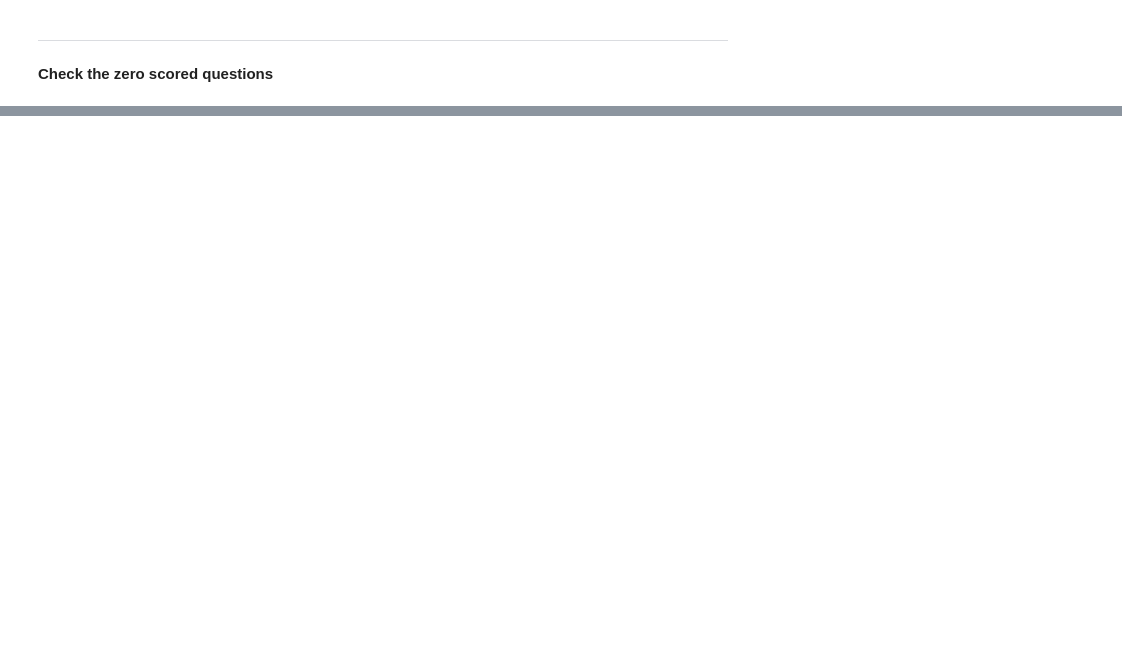
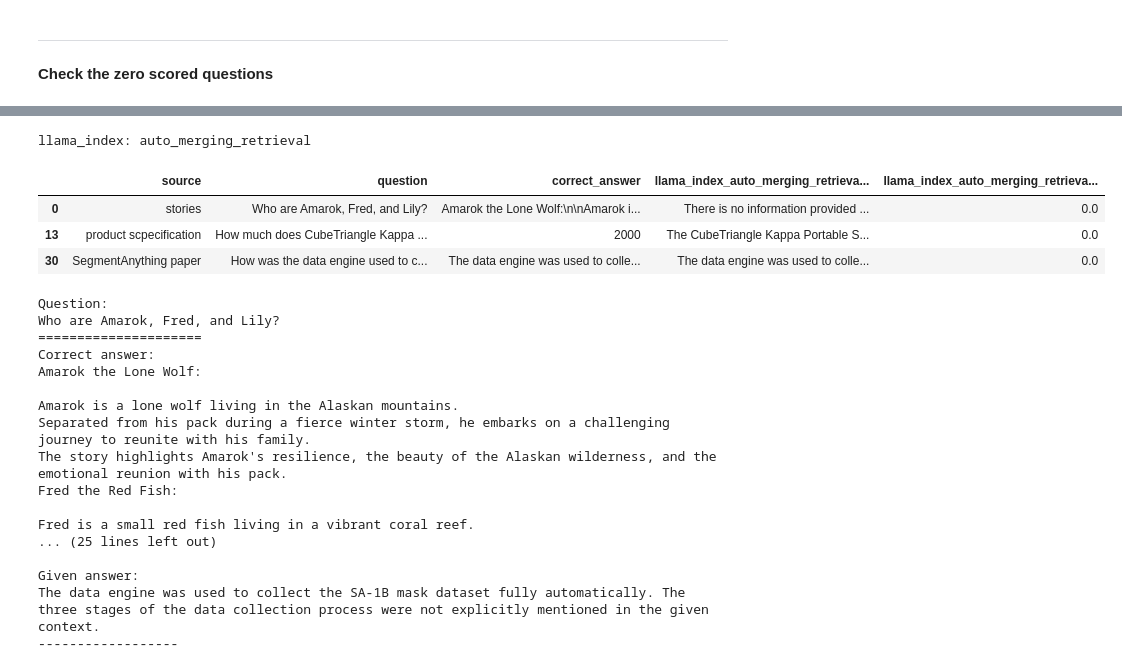
Before and after one commit to Farzad-R/LLM-Zero-to-Hundred, a Jupyter notebook: RAGMaster-LlamaIndex-vs-Langchain/src/evaluate_rag_techniques/result_analysis.ipynb, the cells around one changed output, grey strips where cells are left out. Drawn from its saved outputs; the diff is of its cells as text; code cells hidden in the pictures; blank space fills up the shorter version.

```diff
--- a/RAGMaster/src/evaluate_rag_techniques/result_analysis.ipynb
+++ b/RAGMaster-LlamaIndex-vs-Langchain/src/evaluate_rag_techniques/result_analysis.ipynb
@@ -317,0 +235,42 @@ langchain_recursive_mmr:
+# %%
+print("llama_index: auto_merging_retrieval")
+tmp_df = questions_df[["source",
+                       "question",
+                       "correct_answer",
+                       "llama_index_auto_merging_retrieval_result",
+                       "llama_index_auto_merging_retrieval_score"
+                       ]][questions_df["llama_index_auto_merging_retrieval_score"]==0]
+display(tmp_df)
+for idx, row in tmp_df.iterrows():
+    print("Question:")
+    print(row["question"])
+    print("=====================")
+    print("Correct answer:")
+    print(row["correct_answer"])
+    print()
+    print("Given answer:")
+    print(row["llama_index_auto_merging_retrieval_result"])
+    print("------------------")
+# %% [output]
+llama_index: auto_merging_retrieval
+|  | source | question | correct_answer | llama_index_auto_merging_retrieva... | llama_index_auto_merging_retrieva... |
+| 0 | stories | Who are Amarok, Fred, and Lily? | Amarok the Lone Wolf:\n\nAmarok i... | There is no information provided ... | 0.0 |
+| 13 | product scpecification | How much does CubeTriangle Kappa ... | 2000 | The CubeTriangle Kappa Portable S... | 0.0 |
+| 30 | SegmentAnything paper | How was the data engine used to c... | The data engine was used to colle... | The data engine was used to colle... | 0.0 |
+Question:
+Who are Amarok, Fred, and Lily?
+=====================
+Correct answer:
+Amarok the Lone Wolf:
+
+Amarok is a lone wolf living in the Alaskan mountains.
+Separated from his pack during a fierce winter storm, he embarks on a challenging journey to reunite with his family.
+The story highlights Amarok's resilience, the beauty of the Alaskan wilderness, and the emotional reunion with his pack.
+Fred the Red Fish:
+
+Fred is a small red fish living in a vibrant coral reef.
+... (25 lines left out)
+
+Given answer:
+The data engine was used to collect the SA-1B mask dataset fully automatically. The three stages of the data collection process were not explicitly mentioned in the given context.
+------------------
```
Also changed, not shown: parts of 42 cells of this notebook, 31 other files.
